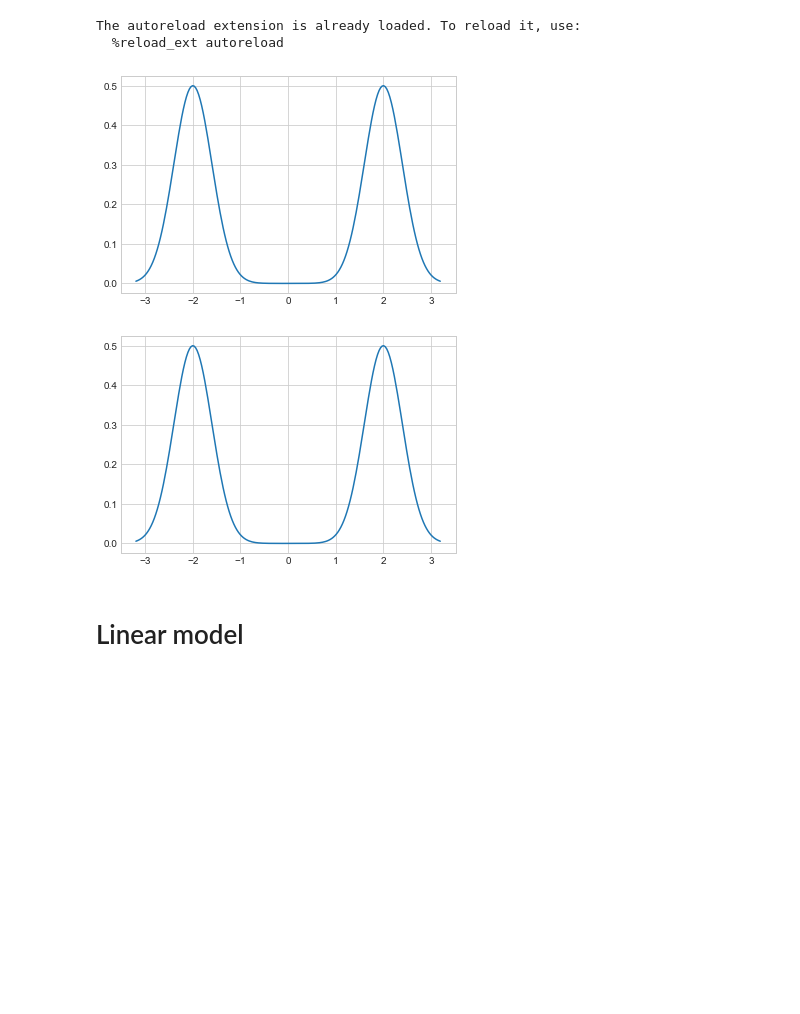
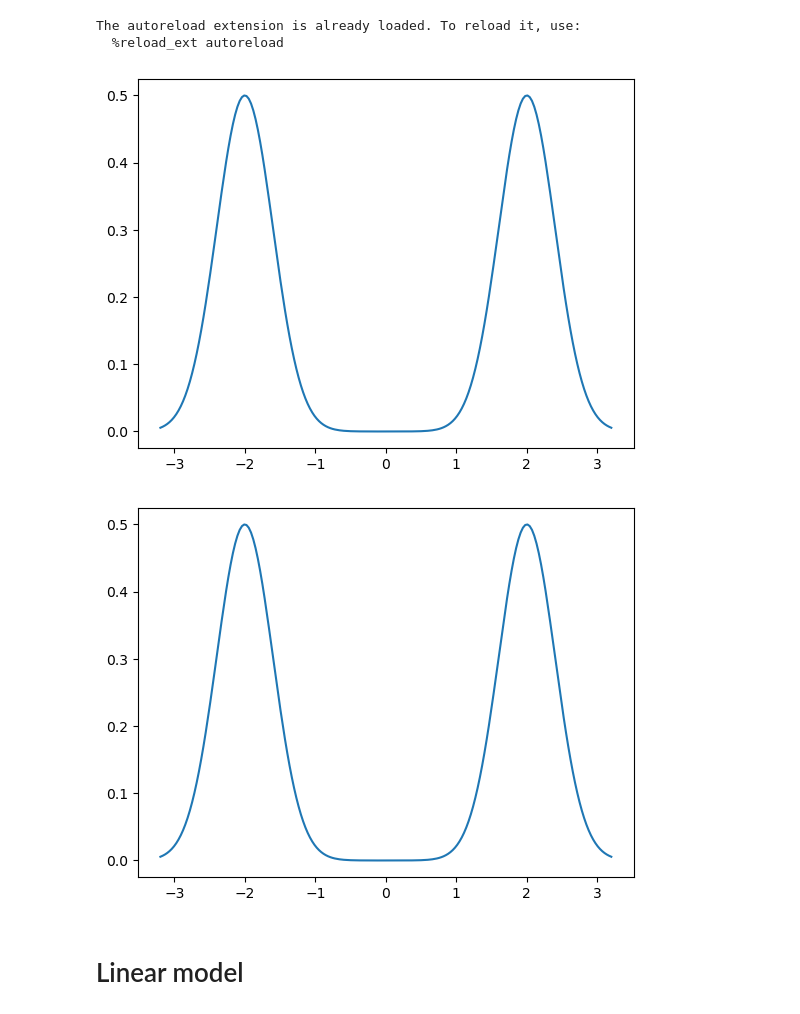
Before and after one commit to umarteau/non_negative_model, a Jupyter notebook: npm_nnf/density_estimation/Density_experimentsHD2.ipynb, the cells around one changed output. Drawn from its saved outputs; the diff is of its cells as text; code cells hidden in the pictures; blank space fills up the shorter version.

```diff
--- a/npm_nnf/density_estimation/Density_experimentsHD2.ipynb
+++ b/npm_nnf/density_estimation/Density_experimentsHD2.ipynb
@@ -32,7 +32,9 @@ warnings.filterwarnings('ignore')
 
 import sys
 import matplotlib.pyplot as plt
-plt.style.use('seaborn-whitegrid')
+import matplotlib as mpl
+mpl.rcParams.update(mpl.rcParamsDefault)
+#plt.style.use('classic')
 
 
 
@@ -43,30 +45,30 @@ import npm_nnf.utils.utils_train as utils_train
 # %%
 # Number of data points we will be using and basic parameters of the model
 
 
 
 d = 10
 #def gen(n = ndata):
 #    ds,_ = generators.generateGaussianD(torch.zeros(d),1/np.sqrt(d),n,d)
 #    return ds
 
 r_data = 2
 sigma_data = np.sqrt(1/(2*np.pi))
 def gen(ndata):
     ds,_ = generators.generate2GaussianD(r_data,sigma_data,ndata,d)
     #ds,_ = generators.generate3GaussianD(r_data,sigma_data,0.2*sigma_data,ndata,d)
     return ds
 
 _,density_data=generators.generate2GaussianD(r_data,sigma_data,1,d)
 #_,density_data=generators.generate3GaussianD(r_data,sigma_data,0.2*sigma_data,1,d)
 
 
 base = 'gaussian'
 mu_base,eta_base = torch.zeros((d,)),5
 
-ndata = 500
+ndata = 1000
 data_set = gen(ndata)
 # %% [output]
-[figure, old version]
+[figure, new version]
-[figure, old version]
+[figure, new version]
 # %%
```
Also changed, not shown: parts of 14 cells of this notebook, 8 other files.
